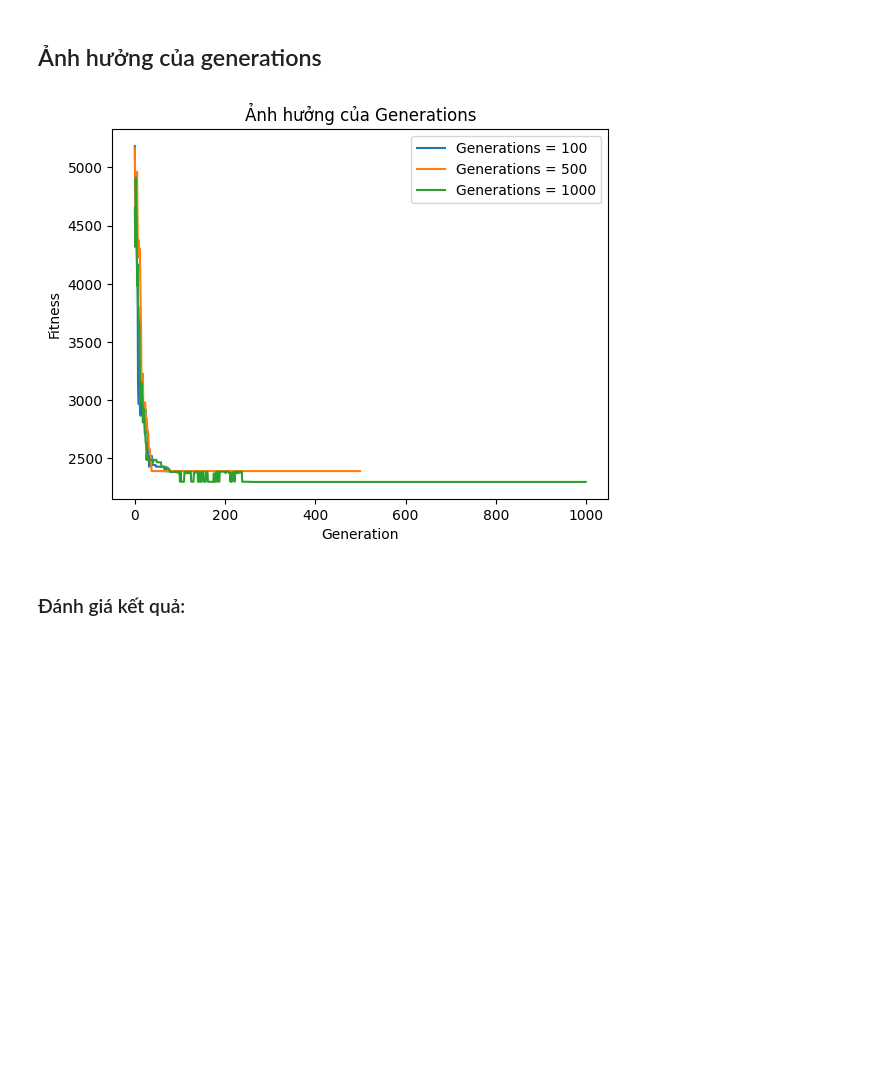
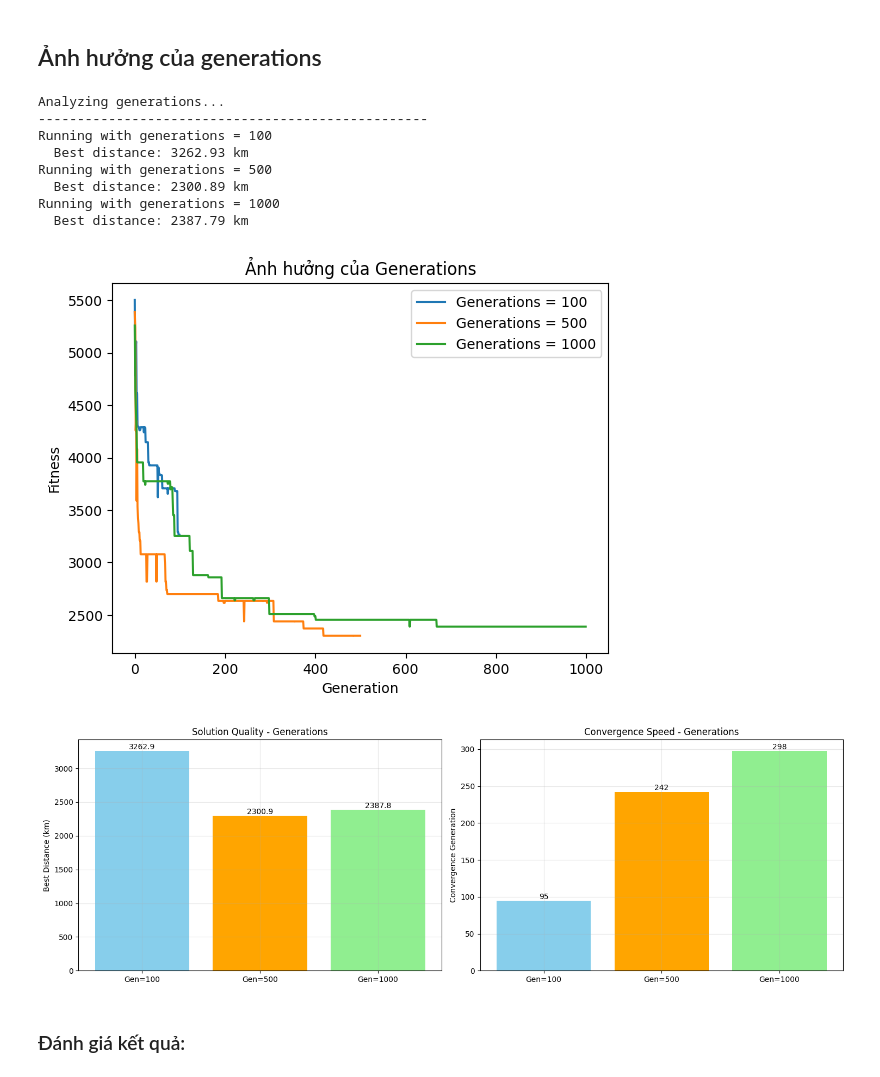
Before and after one commit to thilinnd/GA_TSP, a Jupyter notebook: src/experiment tham so.ipynb, the cells around one changed output. Cells and saved outputs as stored; diff of their text form; code cells hidden in the pictures; blank space fills up the shorter version.

```diff
--- a/src/experiment tham so.ipynb
+++ b/src/experiment tham so.ipynb
@@ -105,19 +261,36 @@ plt.show()
 # %% [markdown]
 ## Ảnh hưởng của generations
-# %%
-fitness1 = solve(distance_matrix, generations=100, mutation_rate=0.01, population_size=100)[2]
-fitness2 = solve(distance_matrix, generations=500, mutation_rate=0.01, population_size=100)[2]
-fitness3 = solve(distance_matrix, generations=1000, mutation_rate=0.01, population_size=100)[2]
-
-plt.plot(fitness1, label='Generations = 100')
-plt.plot(fitness2, label='Generations = 500')
-plt.plot(fitness3, label='Generations = 1000')
-plt.xlabel("Generation")
-plt.ylabel("Fitness")
-plt.title("Ảnh hưởng của Generations")
-plt.legend()
-plt.show()
-# %% [output]
-[figure, removed]
+# %%
+# Ảnh hưởng của generations
+generations_list = [100, 500, 1000]
+gen_results, gen_fitness = analyze_single_parameter('generations', generations_list, base_config, distance_matrix)
+
+# Lấy fitness histories
+fitness1, fitness2, fitness3 = gen_fitness
+
+plt.plot(fitness1, label='Generations = 100')
+plt.plot(fitness2, label='Generations = 500')
+plt.plot(fitness3, label='Generations = 1000')
+plt.xlabel("Generation")
+plt.ylabel("Fitness")
+plt.title("Ảnh hưởng của Generations")
+plt.legend()
+plt.show()
+
+# Phân tích Solution Quality và Convergence Speed
+analyze_performance([fitness1, fitness2, fitness3],
+                   ['Gen=100', 'Gen=500', 'Gen=1000'],
+                   'Generations')
+# %% [output]
+Analyzing generations...
+--------------------------------------------------
+Running with generations = 100
+  Best distance: 3262.93 km
+Running with generations = 500
+  Best distance: 2300.89 km
+Running with generations = 1000
+  Best distance: 2387.79 km
+[figure, added]
+[figure, added]
 # %% [markdown]
 ### Đánh giá kết quả:
```
Also changed, not shown: parts of 27 cells of this notebook, 1 other file.
